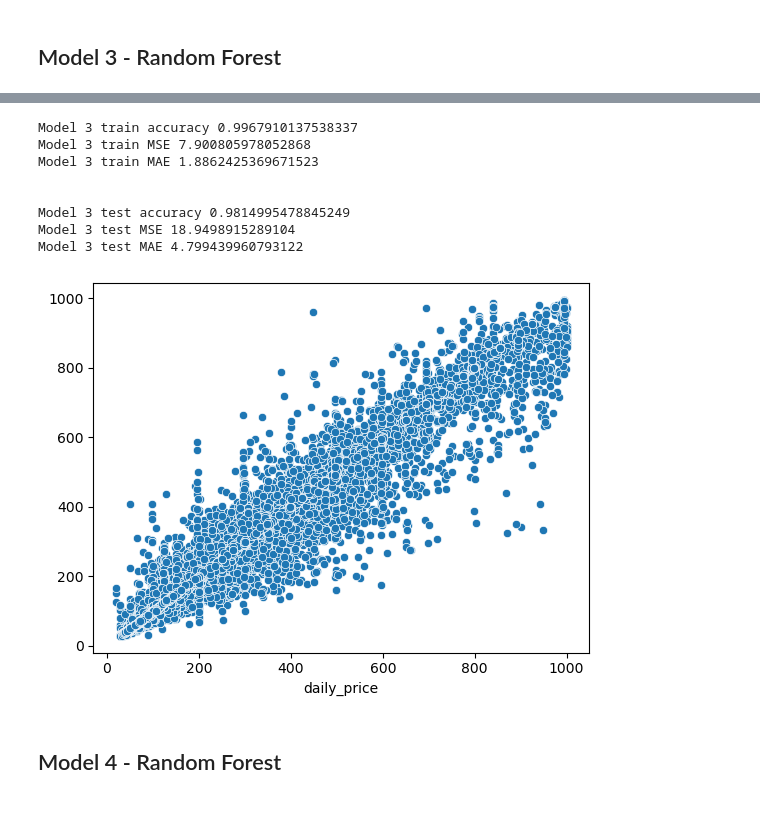
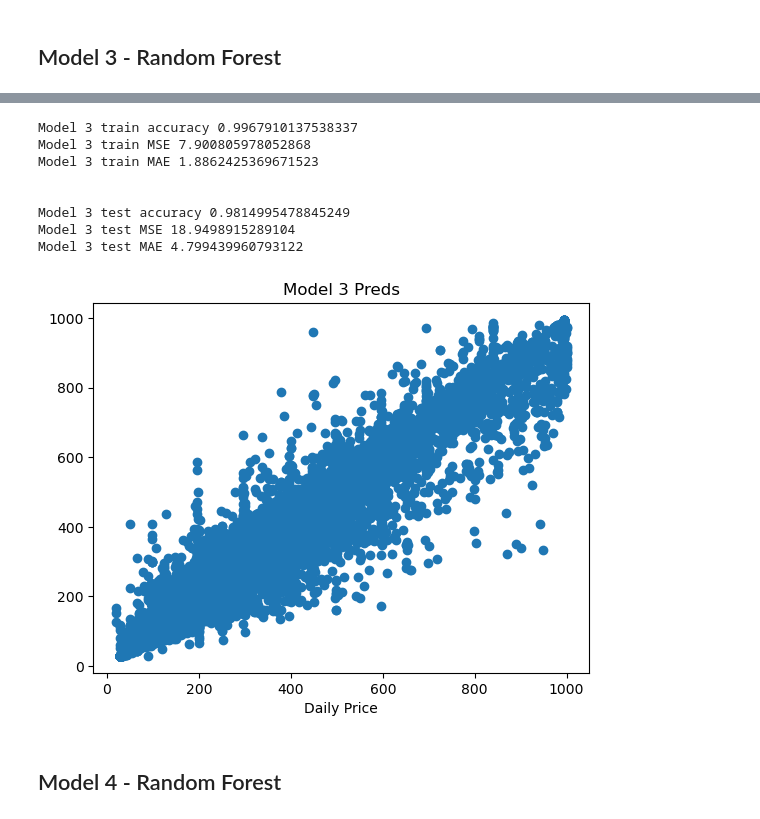
Before and after one commit to sjeanat3/AirBnB-Price-Prediction-System-Streamlit, a Jupyter notebook: Notebooks/Asheville AirBnB Price Prediction Notebook.ipynb, the cells around one changed output, grey strips where cells are left out. Cells and saved outputs as stored; diff of their text form; code cells hidden in the pictures.

```diff
--- a/Notebooks/Asheville AirBnB Price Prediction Notebook.ipynb
+++ b/Notebooks/Asheville AirBnB Price Prediction Notebook.ipynb
@@ -1127,37 +1128,38 @@ with open('../Supplements/Pickles/model3_asheville_train_MAE.pickle', 'wb') as b
 
 model3_test_accuracy = model3_final_pipe.score(model3_X_test, model3_y_test)
 with open('../Supplements/Pickles/model3_asheville_test_accuracy.pickle', 'wb') as b:
     pickle.dump(model3_test_accuracy, b)
 
 model3_test_MSE = mean_squared_error(model3_y_test, model3_test_preds, squared = False)
 with open('../Supplements/Pickles/model3_asheville_test_MSE.pickle', 'wb') as b:
     pickle.dump(model3_test_MSE, b)
 
 model3_test_MAE = mean_absolute_error(model3_y_test, model3_test_preds)
 with open('../Supplements/Pickles/model3_asheville_test_MAE.pickle', 'wb') as b:
     pickle.dump(model3_test_MAE, b)
 
 print(f'Model 3 train accuracy {model3_train_accuracy}')
 print(f'Model 3 train MSE {model3_train_MSE}')
 print(f'Model 3 train MAE {model3_train_MAE}')
 print(f'\n')
 print(f'Model 3 test accuracy {model3_test_accuracy}')
 print(f'Model 3 test MSE {model3_test_MSE}')
 print(f'Model 3 test MAE {model3_test_MAE}')
 
-model3_plot = sns.scatterplot(y = model3_test_preds, x = model3_y_test);
-model3_fig = model3_plot.get_figure()
-model3_fig.savefig('../Images/Asheville_Model3_Preds')
+plt.scatter(model3_y_test, model3_test_preds)
+plt.xlabel('Daily Price')
+plt.title('Model 3 Preds')
+plt.savefig('../Images/Asheville_Model3_Preds')
 # %% [output]
 Model 3 train accuracy 0.9967910137538337
 Model 3 train MSE 7.900805978052868
 Model 3 train MAE 1.8862425369671523
 
 
 Model 3 test accuracy 0.9814995478845249
 Model 3 test MSE 18.9498915289104
 Model 3 test MAE 4.799439960793122
-[figure, old version]
+[figure, new version]
 # %% [markdown]
 ## Model 4 - Random Forest
 # %%
```
Also changed, not shown: parts of 14 cells of this notebook, 10 other files.
